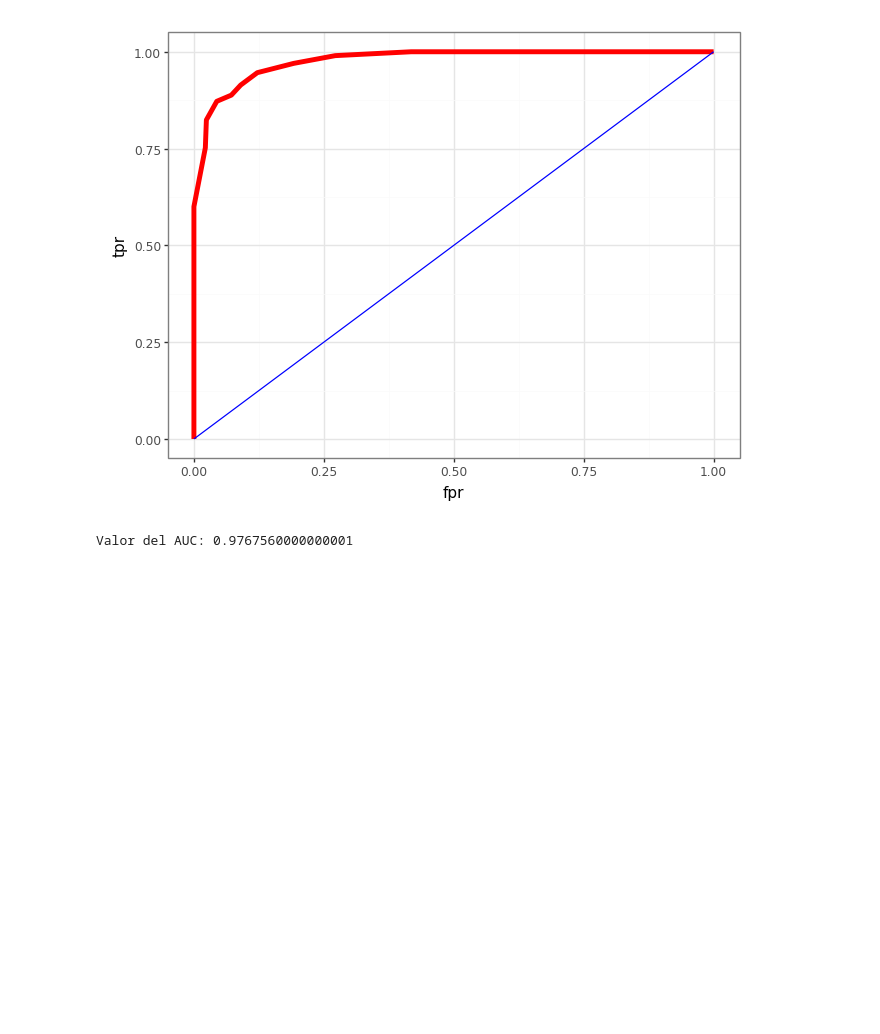
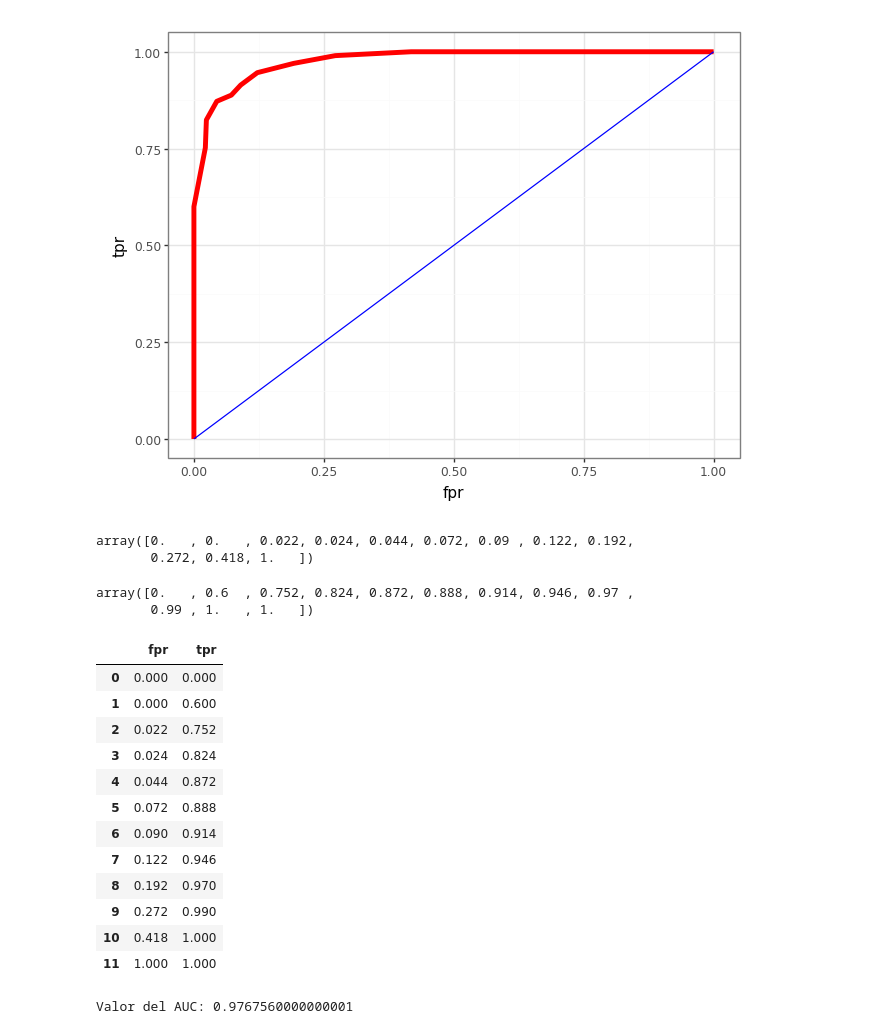
Before and after one commit to maalid/DS_MII_2025-20, a Jupyter notebook: clases/C9/09 EvaluacionPredictivo.ipynb, the cells around one changed output. Cells and saved outputs as stored; diff of their text form; code cells hidden in the pictures; blank space fills up the shorter version.

```diff
--- a/clases/C9/09 EvaluacionPredictivo.ipynb
+++ b/clases/C9/09 EvaluacionPredictivo.ipynb
@@ -295,6 +325,32 @@ tempDF = pd.DataFrame(data    = zip(fpr, tpr),
 # %% [output]
 Límites [inf 1.  0.9 0.8 0.7 0.6 0.5 0.4 0.3 0.2 0.1 0. ]
 [figure]
+# %%
+fpr
+# %% [output]
+array([0.   , 0.   , 0.022, 0.024, 0.044, 0.072, 0.09 , 0.122, 0.192,
+       0.272, 0.418, 1.   ])
+# %%
+tpr
+# %% [output]
+array([0.   , 0.6  , 0.752, 0.824, 0.872, 0.888, 0.914, 0.946, 0.97 ,
+       0.99 , 1.   , 1.   ])
+# %%
+tempDF
+# %% [output]
+|  | fpr | tpr |
+| 0 | 0.000 | 0.000 |
+| 1 | 0.000 | 0.600 |
+| 2 | 0.022 | 0.752 |
+| 3 | 0.024 | 0.824 |
+| 4 | 0.044 | 0.872 |
+| 5 | 0.072 | 0.888 |
+| 6 | 0.090 | 0.914 |
+| 7 | 0.122 | 0.946 |
+| 8 | 0.192 | 0.970 |
+| 9 | 0.272 | 0.990 |
+| 10 | 0.418 | 1.000 |
+| 11 | 1.000 | 1.000 |
 # %%
 # Valor del AUC
 print("Valor del AUC:", mt.auc(x = fpr,
```
Also changed, not shown: parts of 10 cells of this notebook.
